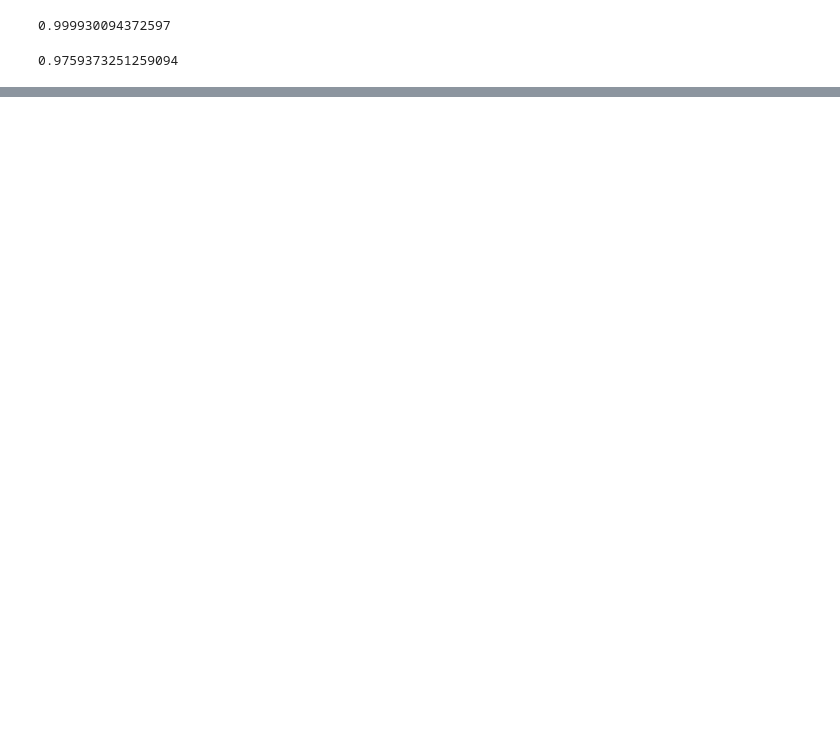
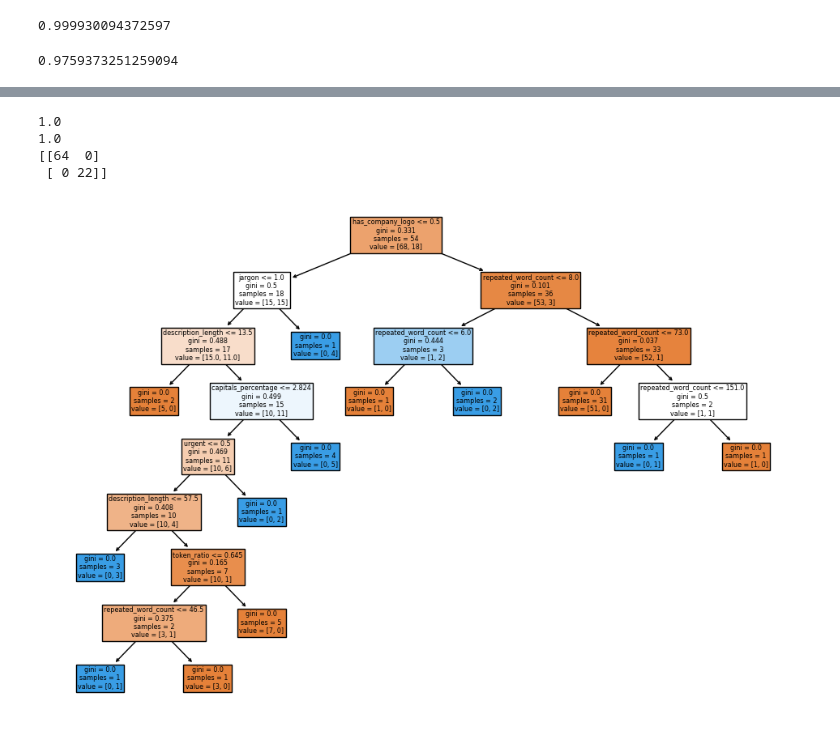
Before and after one commit to blaizun/NLPProj, a Jupyter notebook: Project/Project/Project.ipynb, the cells around one changed output, grey strips where cells are left out. Drawn from its saved outputs; the diff is of its cells as text; code cells hidden in the pictures; blank space fills up the shorter version.

Commit message:
added our collected jobs and ran the model on them, added some visualizations for trees and the confusion matrix, also computed the Matthews correlation coefficient

```diff
--- a/Project/Project/Project.ipynb
+++ b/Project/Project/Project.ipynb
@@ -219,0 +256,49 @@ print(score)
+# %%
+token_length(IRLjobsDF)
+IRLjobsDF['urgent'] = jobsDF['description'].apply(check_urgent).astype(int)
+IRLjobsDF['jargon'] = jobsDF['description'].apply(check_jargon).astype(int)
+IRLjobsDF['promises'] = jobsDF['description'].apply(check_promises).astype(int)
+token_ratio(IRLjobsDF)
+IRLjobsDF['capitals_percentage'] = capital_percentage_feature_new(IRLjobsDF)
+IRLjobsDF['repeated_word_count'] = repeat_feature(IRLjobsDF)
+IRLjobsDF['spelling_errors'] = spelling_error_count(IRLjobsDF)
+# %%
+'''
+We need to have our labels on their own for the clf.fit function below
+we do this by creating two new dataframes labels and feature
+feature is just our other columns which are our defacto features rn
+'''
+feature_matrix = ['has_company_logo','telecommuting','has_questions',
+                  'description_length','spelling_errors','urgent','jargon',
+                  'promises','token_ratio','capitals_percentage','repeated_word_count']
+
+labels = IRLjobsDF["fraudulent"]
+feature = IRLjobsDF[feature_matrix]
+
+clf = RandomForestClassifier(max_depth=60, random_state=0)
+clf.fit(feature,labels)
+clf.score(feature,labels)
+tree1 = clf.estimators_[0]
+prediction = clf.predict(feature)
+# Create confusion matrix from sklearn.metrics
+
+confusion_matrix(labels, prediction)
+# Display accuracy score
+accuracy_score(labels, prediction)
+cm = confusion_matrix(labels, prediction)
+# Display F1 score
+score = f1_score(labels,prediction)
+coef = matthews_corrcoef(labels,prediction)
+print(coef)
+print(score)
+print(cm)
+# %% [output]
+1.0
+1.0
+[[64  0]
+ [ 0 22]]
+# %%
+tree.plot_tree(clf.estimators_[0], feature_names=feature.columns, filled=True)
+plt.savefig('tree.svg',format='svg',bbox_inches = "tight")
+# %% [output]
+[figure, added]
```
Also changed, not shown: parts of 11 cells of this notebook, 6 other files.
